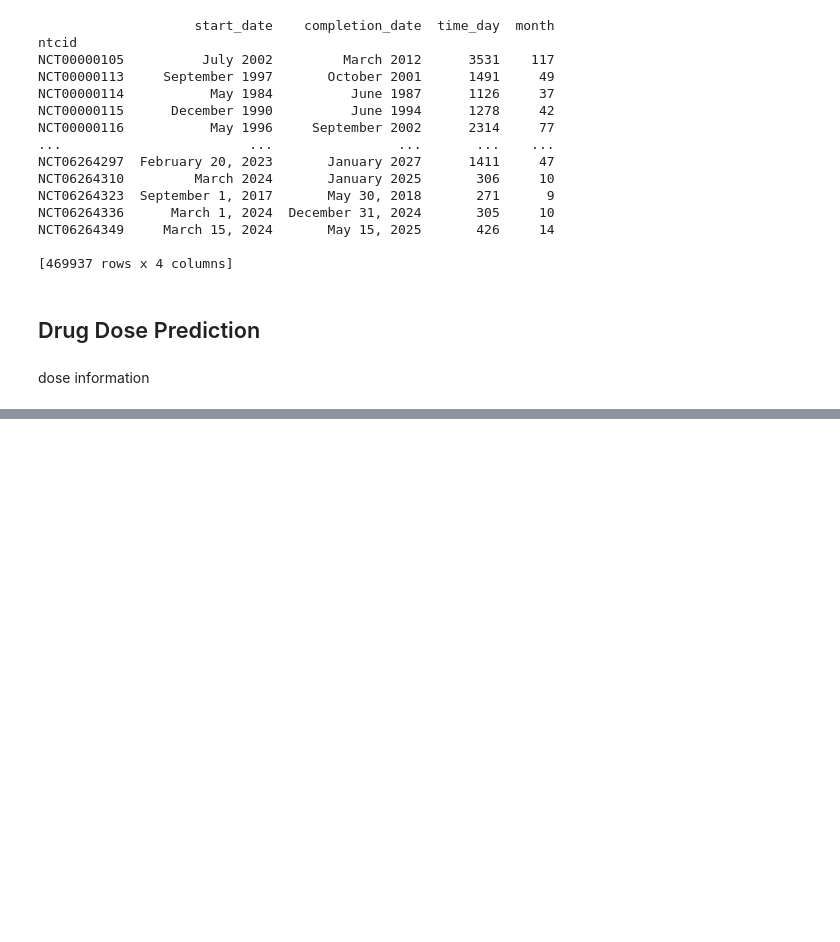
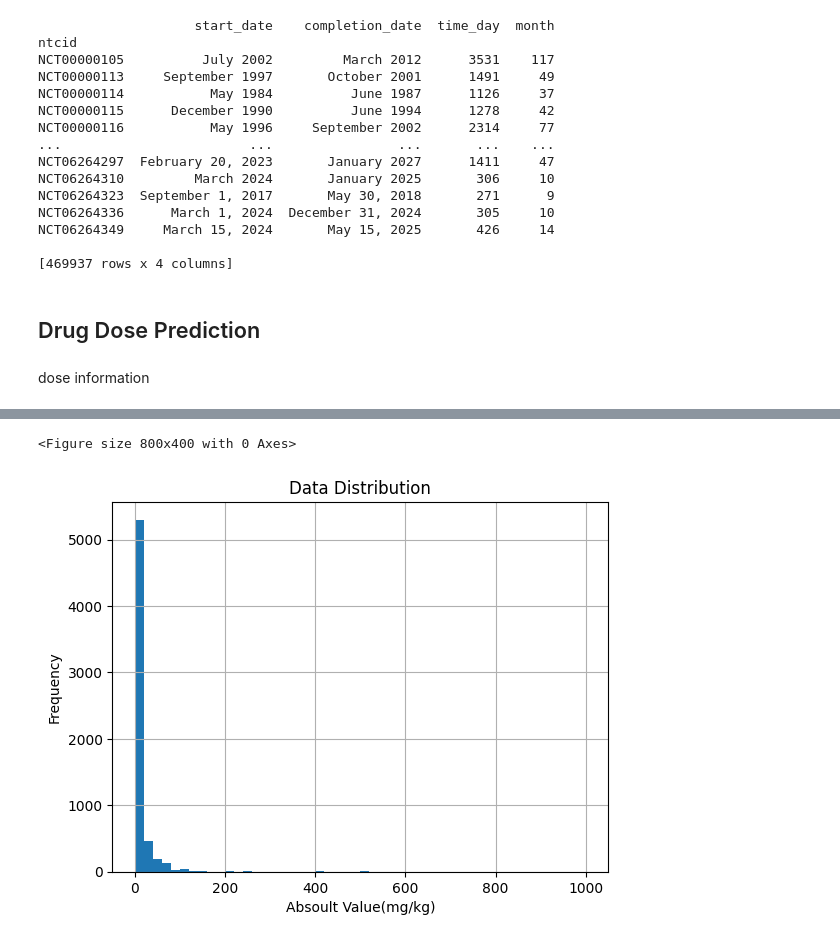
Before and after one commit to huyjj/Clinical, a Jupyter notebook: generate_target.ipynb, the cells around one changed output, grey strips where cells are left out. Drawn from its saved outputs; the diff is of its cells as text; code cells hidden in the pictures; blank space fills up the shorter version.

```diff
--- a/generate_target.ipynb
+++ b/generate_target.ipynb
@@ -580,0 +846,2 @@ dose information
+# %%
+dose = pd.read_csv(f'drug-dose-prediction/output.csv', index_col=0)
@@ -580,0 +865,9 @@ dose information
+# %%
+def select_dose_description(value):
+    if type(value)==list and len(value) > 0:
+        return True
+    elif type(value)==str and len(eval(value)) >0:
+        return True
+    else:
+        return False
+dose = dose[dose['dose_description'].apply(select_dose_description)]
@@ -580,0 +926,16 @@ dose information
+# %%
+lis = []
+for i in temp.dropna().index:
+    if temp[i] == False:
+        continue
+    if len(temp[i]) == 1:
+        lis.append((i, temp[i][0]))
+        continue
+    else:
+        for j in temp[i]:
+            lis.append((i, j))
+
+absoult_dose = pd.DataFrame(lis, columns=['nctid', 'dose'])
+# %%
+data = absoult_dose['dose']
+data.describe()
@@ -580,0 +952,11 @@ dose information
+# %%
+plt.figure(figsize=(8, 4))
+data.hist(bins=50)
+plt.title('Data Distribution')
+plt.xlabel('Absoult Value(mg/kg)')
+plt.ylabel('Frequency')
+plt.grid(True)
+plt.show()
+# %% [output]
+<Figure size 800x400 with 0 Axes>
+[figure, added]
```
Also changed, not shown: parts of 58 cells of this notebook, 7 other files.
